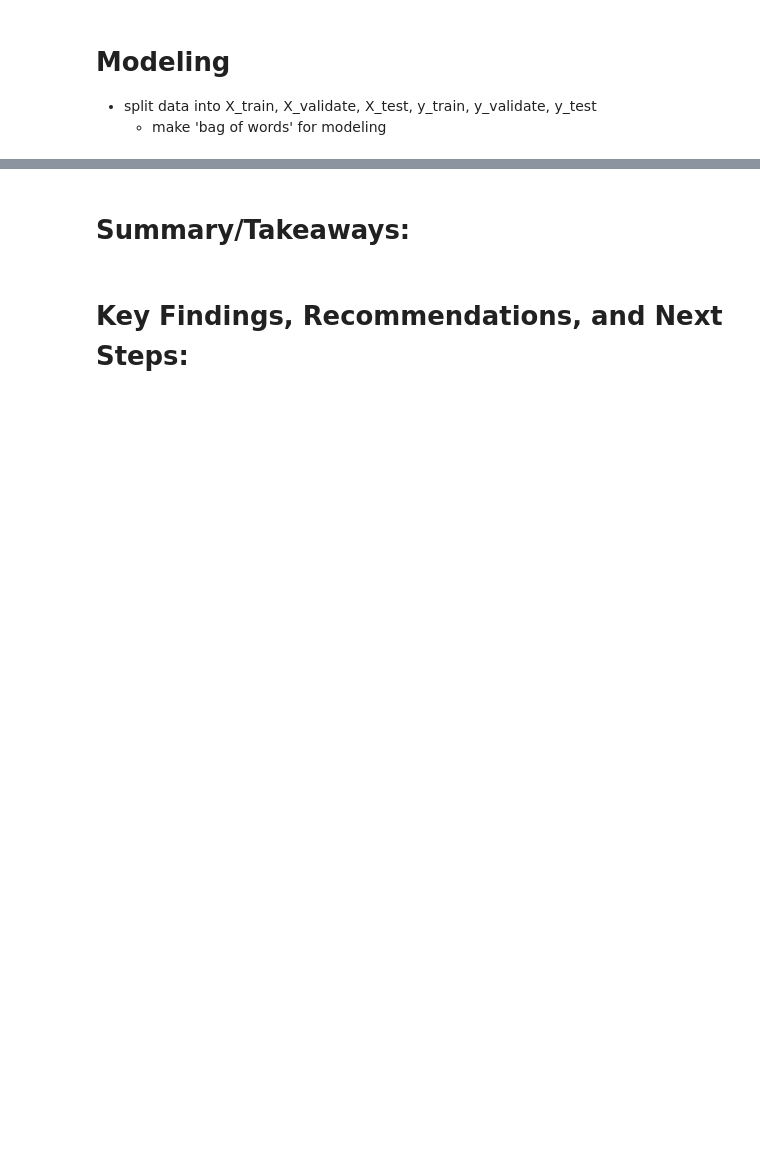
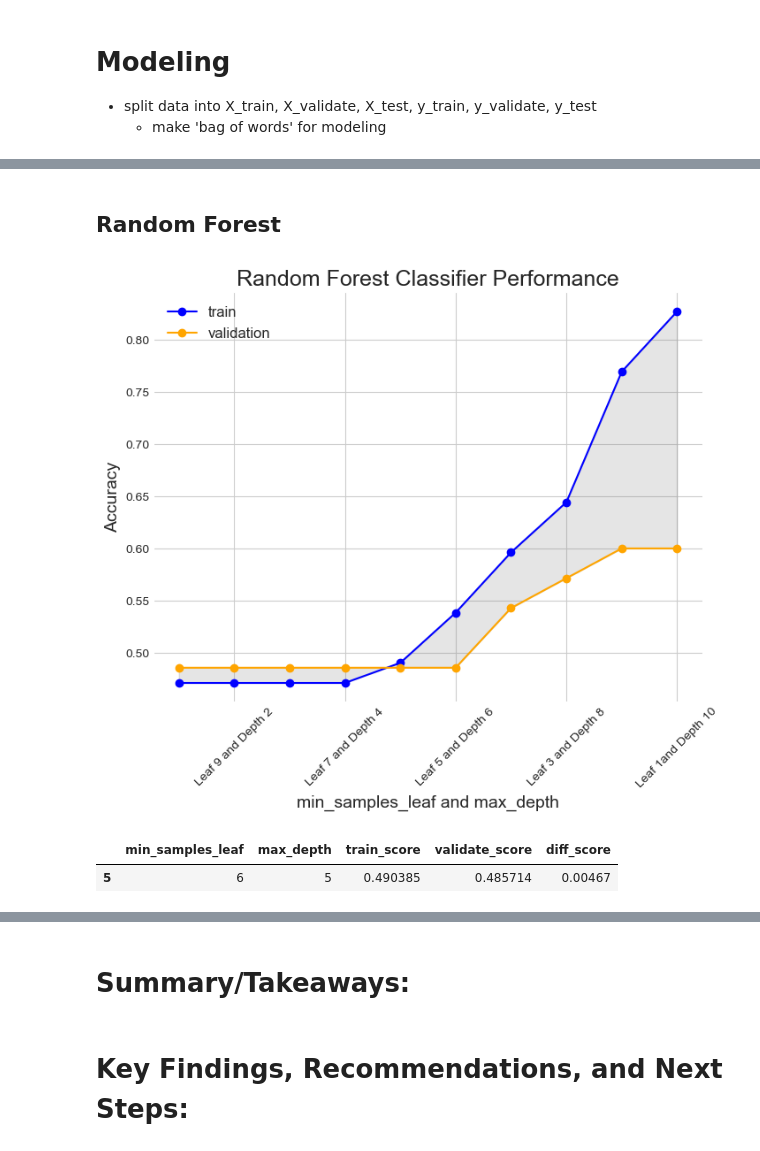
Before and after one commit to Chellyandy/nlp-project, a Jupyter notebook: NLP_Project_Final_Notebook.ipynb, the cells around one changed output, grey strips where cells are left out. Saved outputs shown, nothing was run; the diff lists cells and outputs as text; code cells hidden in the pictures; blank space fills up the shorter version.

```diff
--- a/NLP_Project_Final_Notebook.ipynb
+++ b/NLP_Project_Final_Notebook.ipynb
@@ -231,0 +249,9 @@ ex.sentiment(train)
+# %% [markdown]
+## Random Forest
+# %%
+# run random forest
+m.random_forest_scores(X_bow, y_train, X_validate_bow, y_validate)[5:6]
+# %% [output]
+[figure, added]
+|  | min_samples_leaf | max_depth | train_score | validate_score | diff_score |
+| 5 | 6 | 5 | 0.490385 | 0.485714 | 0.00467 |
```
Also changed, not shown: parts of 18 cells of this notebook, 3 other files.
